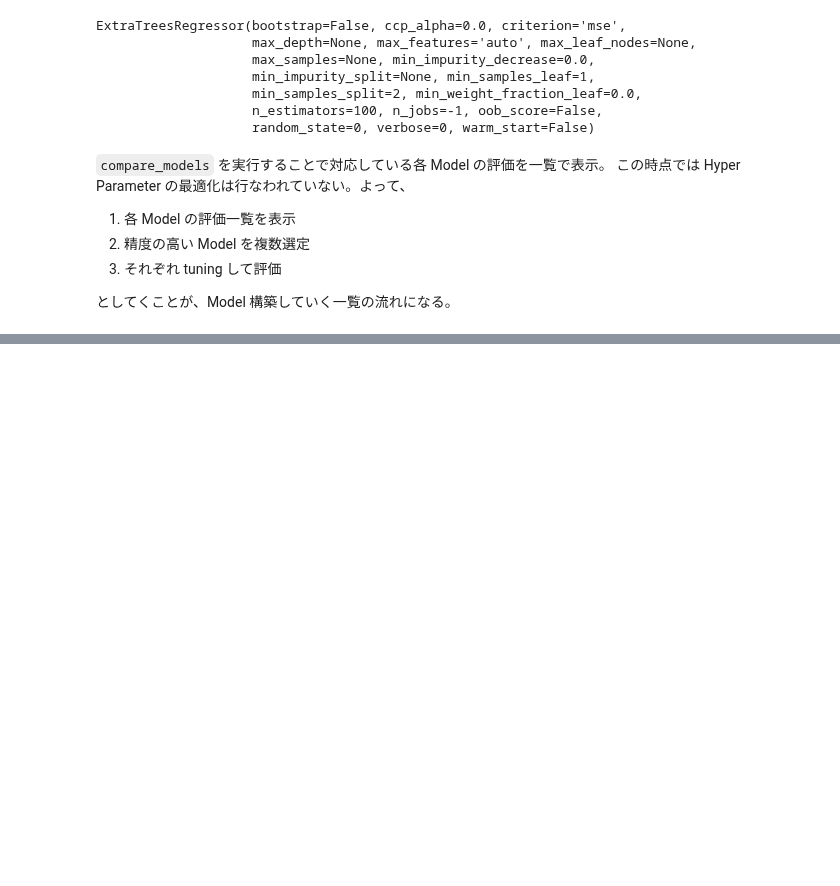
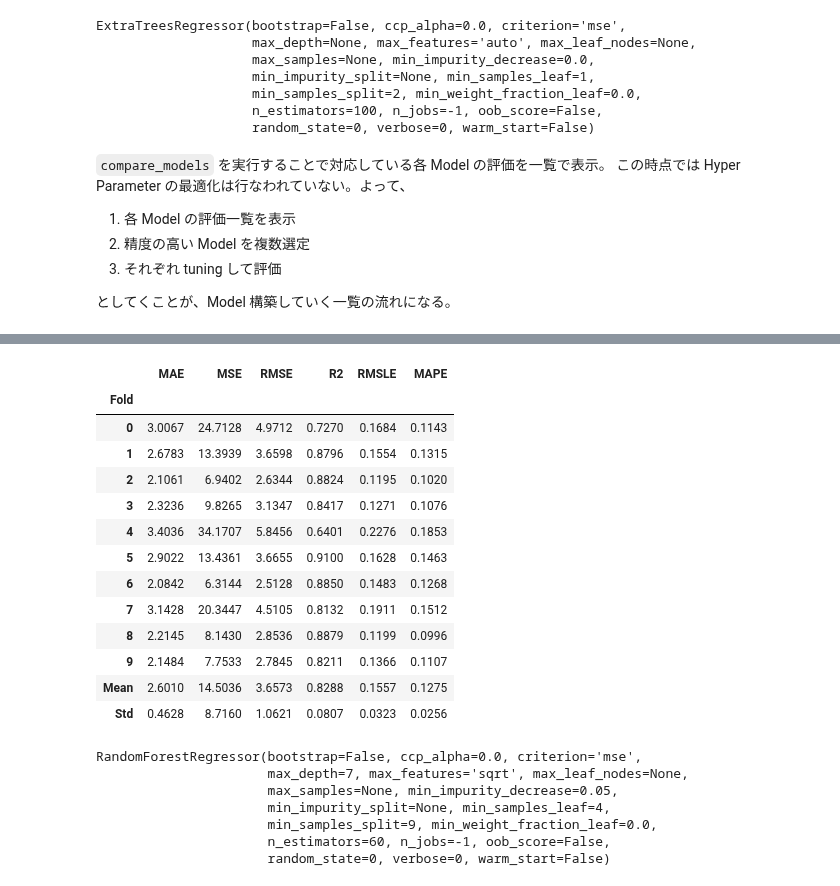
Before and after one commit to 1024xx4/ai_model_building_100, a Jupyter notebook: section09/section09.ipynb, the cells around one changed output, grey strips where cells are left out. Drawn from its saved outputs; the diff is of its cells as text; code cells hidden in the pictures; blank space fills up the shorter version.

```diff
--- a/section09/section09.ipynb
+++ b/section09/section09.ipynb
@@ -170,0 +191,26 @@ ExtraTreesRegressor(bootstrap=False, ccp_alpha=0.0, criterion='mse',
+# %%
+# Hyper Parameter Tuning
+tuned_rf = tune_model(rf, optimize='r2', fold=10)  # optimize= に tuning の対象指標を指定
+tuned_rf
+# %% [output]
+|  | MAE | MSE | RMSE | R2 | RMSLE | MAPE |
+| Fold |  |  |  |  |  |  |
+| 0 | 3.0067 | 24.7128 | 4.9712 | 0.7270 | 0.1684 | 0.1143 |
+| 1 | 2.6783 | 13.3939 | 3.6598 | 0.8796 | 0.1554 | 0.1315 |
+| 2 | 2.1061 | 6.9402 | 2.6344 | 0.8824 | 0.1195 | 0.1020 |
+| 3 | 2.3236 | 9.8265 | 3.1347 | 0.8417 | 0.1271 | 0.1076 |
+| 4 | 3.4036 | 34.1707 | 5.8456 | 0.6401 | 0.2276 | 0.1853 |
+| 5 | 2.9022 | 13.4361 | 3.6655 | 0.9100 | 0.1628 | 0.1463 |
+| 6 | 2.0842 | 6.3144 | 2.5128 | 0.8850 | 0.1483 | 0.1268 |
+| 7 | 3.1428 | 20.3447 | 4.5105 | 0.8132 | 0.1911 | 0.1512 |
+| 8 | 2.2145 | 8.1430 | 2.8536 | 0.8879 | 0.1199 | 0.0996 |
+| 9 | 2.1484 | 7.7533 | 2.7845 | 0.8211 | 0.1366 | 0.1107 |
+| Mean | 2.6010 | 14.5036 | 3.6573 | 0.8288 | 0.1557 | 0.1275 |
+| Std | 0.4628 | 8.7160 | 1.0621 | 0.0807 | 0.0323 | 0.0256 |
+RandomForestRegressor(bootstrap=False, ccp_alpha=0.0, criterion='mse',
+                      max_depth=7, max_features='sqrt', max_leaf_nodes=None,
+                      max_samples=None, min_impurity_decrease=0.05,
+                      min_impurity_split=None, min_samples_leaf=4,
+                      min_samples_split=9, min_weight_fraction_leaf=0.0,
+                      n_estimators=60, n_jobs=-1, oob_score=False,
+                      random_state=0, verbose=0, warm_start=False)
```
Also changed, not shown: parts of 5 cells of this notebook.
